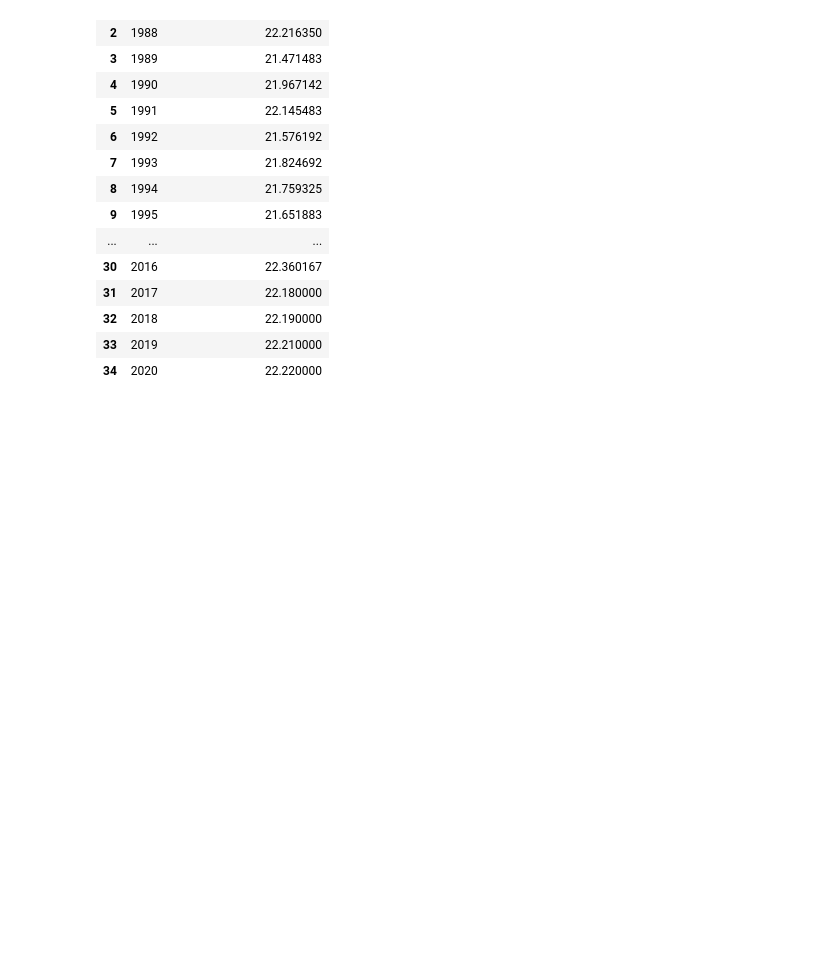
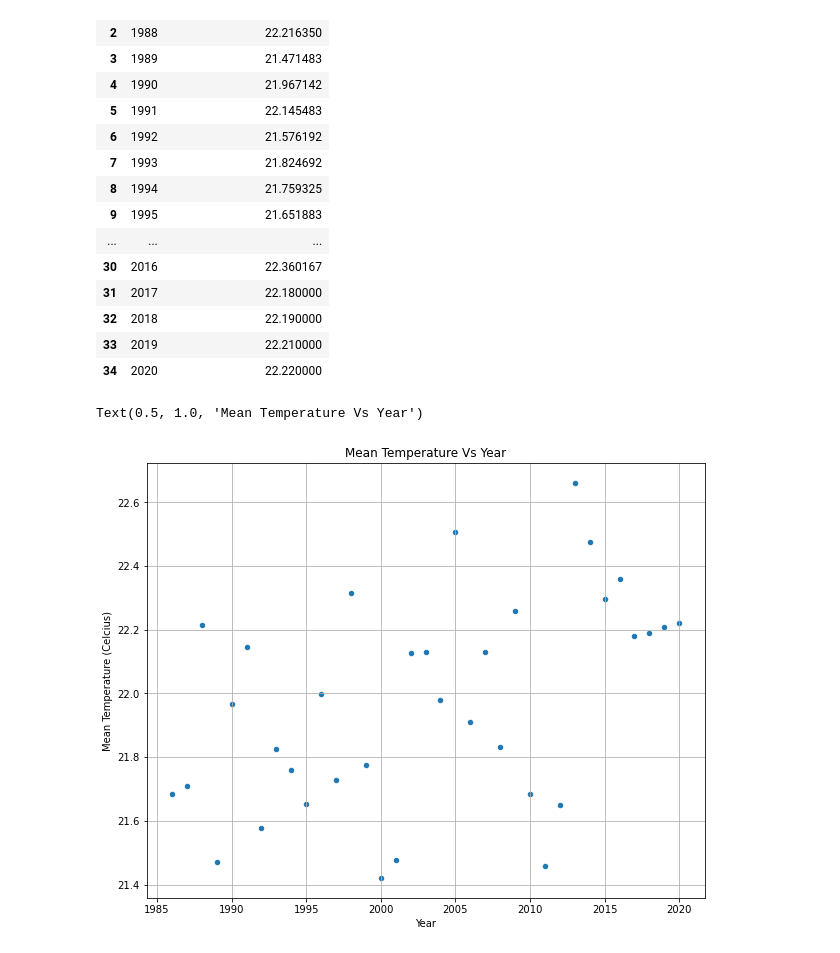
Before and after one commit to thierzon/disney-donut-project, a Jupyter notebook: data.ipynb, the cells around one changed output. Saved outputs shown, nothing was run; the diff lists cells and outputs as text; code cells hidden in the pictures; blank space fills up the shorter version.

```diff
--- a/data.ipynb
+++ b/data.ipynb
@@ -213,6 +215,16 @@ mean_temp_1986_2020
 | 32 | 2018 | 22.190000 |
 | 33 | 2019 | 22.210000 |
 | 34 | 2020 | 22.220000 |
+# %%
+# Scatter graph for 1985 - 2020
+mean_temp_1986_2020.plot(kind='scatter',x='Year',y='Mean Temperature(Celcius)',figsize = (10,8))
+plt.grid(True)
+plt.xlabel('Year')
+plt.ylabel("Mean Temperature (Celcius)")
+plt.title("Mean Temperature Vs Year")
+# %% [output]
+Text(0.5, 1.0, 'Mean Temperature Vs Year')
+[figure, added]
 # %%
 # Rainfall data - Thierry
 # %%
```
Also changed, not shown: parts of 2 cells of this notebook.
